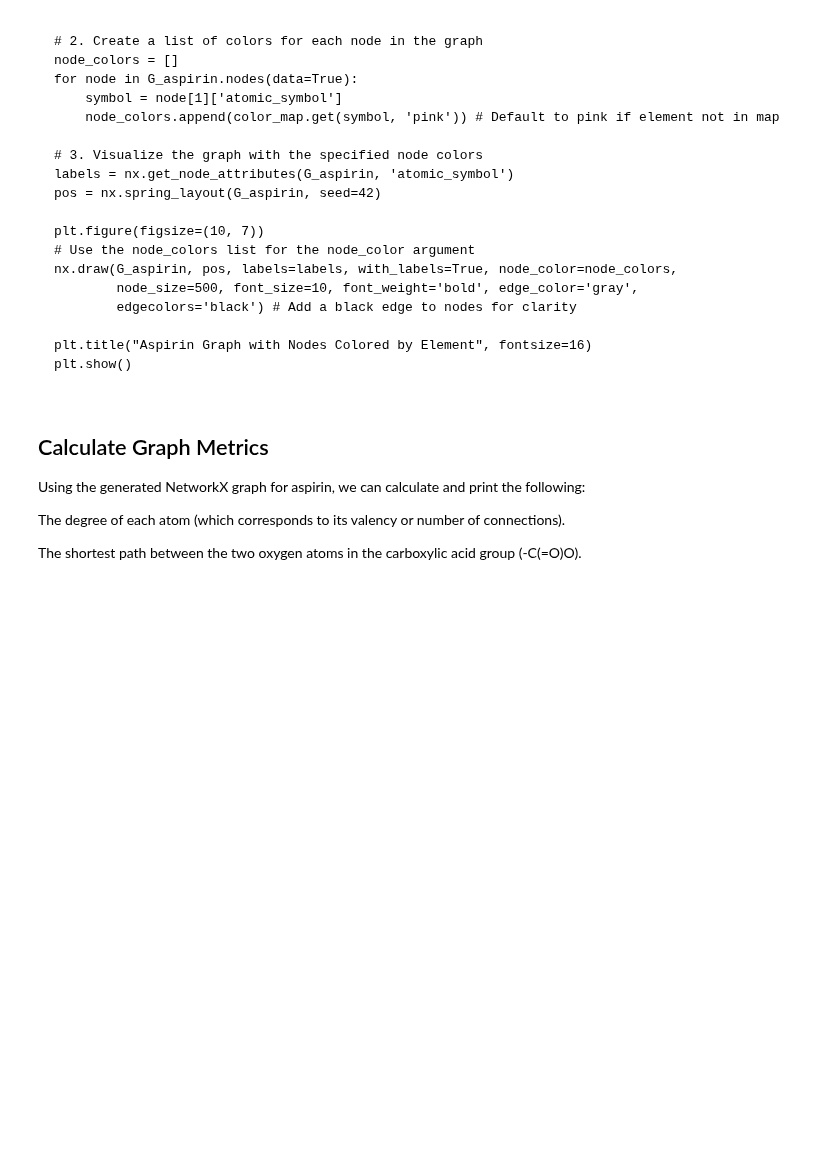
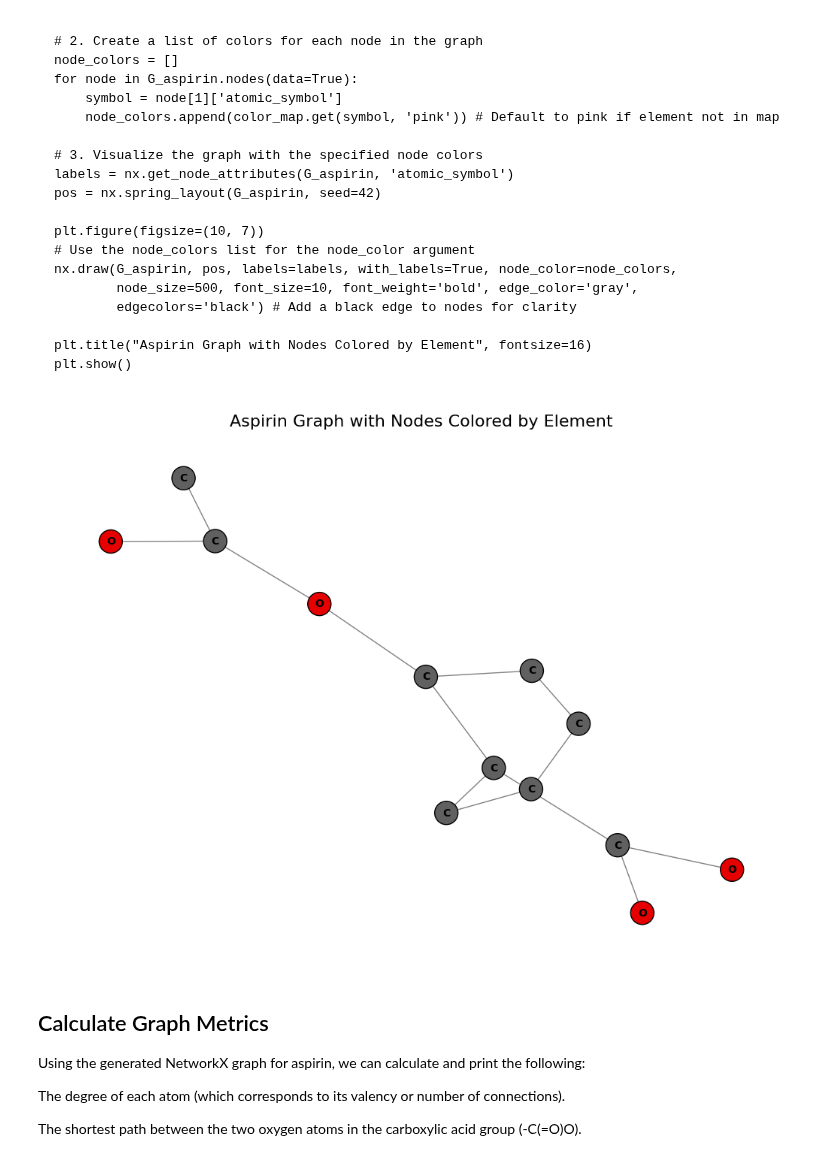
Before and after one commit to jakob-steuer/chemoinformatics_course, a Jupyter notebook: chemoinformatics_2_molecular_graphs.ipynb, the cells around one changed output. Saved outputs shown, nothing was run; the diff lists cells and outputs as text; code cells hidden in the pictures; folded sections open; blank space fills up the shorter version.

````diff
--- a/chemoinformatics_2_molecular_graphs.ipynb
+++ b/chemoinformatics_2_molecular_graphs.ipynb
@@ -217,6 +253,42 @@ plt.show()
 ```
 
 </details>
+# %%
+# Create the aspirin molecule and graph as before
+aspirin_smiles = "CC(=O)OC1=CC=CC=C1C(=O)O"
+mol = Chem.MolFromSmiles(aspirin_smiles)
+G_aspirin = nx.Graph()
+
+for atom in mol.GetAtoms():
+    G_aspirin.add_node(atom.GetIdx(), atomic_symbol=atom.GetSymbol())
+
+for bond in mol.GetBonds():
+    G_aspirin.add_edge(bond.GetBeginAtomIdx(), bond.GetEndAtomIdx())
+
+# --- Solution for Exercise 2 ---
+# 1. Define a color map for common elements
+color_map = {'C': '#606060', 'O': '#E60000', 'N': '#0082E6', 'H': '#CCCCCC'}
+
+# 2. Create a list of colors for each node in the graph
+node_colors = []
+for node in G_aspirin.nodes(data=True):
+    symbol = node[1]['atomic_symbol']
+    node_colors.append(color_map.get(symbol, 'pink')) # Default to pink if element not in map
+
+# 3. Visualize the graph with the specified node colors
+labels = nx.get_node_attributes(G_aspirin, 'atomic_symbol')
+pos = nx.spring_layout(G_aspirin, seed=42)
+
+plt.figure(figsize=(10, 7))
+# Use the node_colors list for the node_color argument
+nx.draw(G_aspirin, pos, labels=labels, with_labels=True, node_color=node_colors,
+        node_size=500, font_size=10, font_weight='bold', edge_color='gray',
+        edgecolors='black') # Add a black edge to nodes for clarity
+
+plt.title("Aspirin Graph with Nodes Colored by Element", fontsize=16)
+plt.show()
+# %% [output]
+[figure, added]
 # %% [markdown]
 ## Calculate Graph Metrics
 
````
Also changed, not shown: parts of 6 cells of this notebook.
